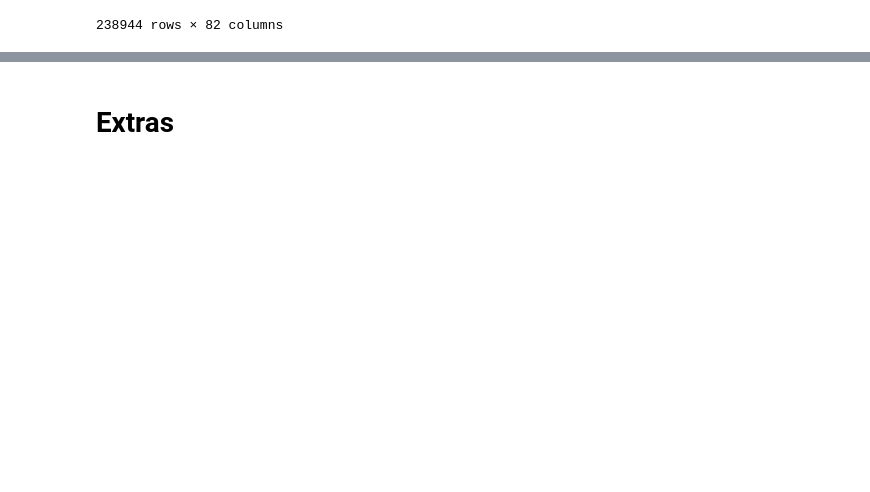
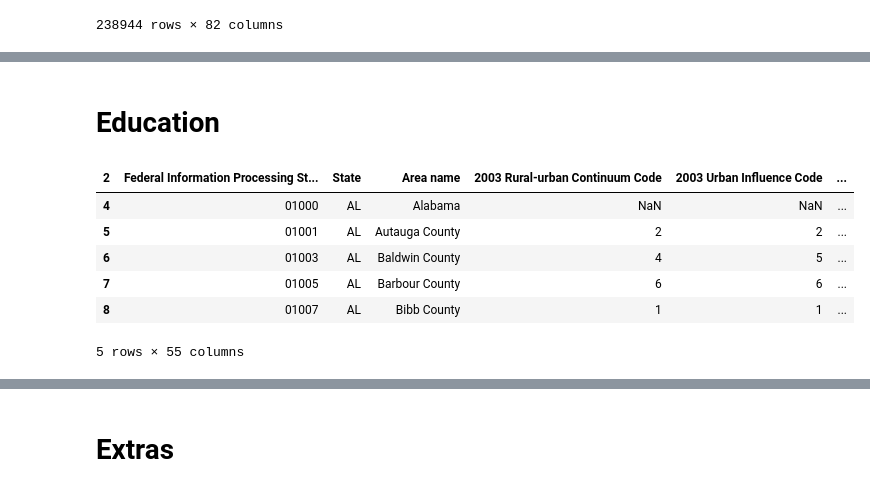
Before and after one commit to natehiatt/covid_vax_project, a Jupyter notebook: notebooks/nate_scratch.ipynb, the cells around one changed output, grey strips where cells are left out. Cells and saved outputs as stored; diff of their text form; code cells hidden in the pictures; blank space fills up the shorter version.

```diff
--- a/notebooks/nate_scratch.ipynb
+++ b/notebooks/nate_scratch.ipynb
@@ -861,0 +998,15 @@ See the caveats in the documentation: https://pandas.pydata.org/pandas-docs/stab
+# %% [markdown]
+# Education
+# %%
+ education = pd.read_excel('../data/Education.xlsx')
+education.columns = education.iloc[2]
+education.drop(education.index[0:4], inplace=True)
+education.head()
+# %% [output]
+| 2 | Federal Information Processing St... | State | Area name | 2003 Rural-urban Continuum Code | 2003 Urban Influence Code | ... |
+| 4 | 01000 | AL | Alabama | NaN | NaN | ... |
+| 5 | 01001 | AL | Autauga County | 2 | 2 | ... |
+| 6 | 01003 | AL | Baldwin County | 4 | 5 | ... |
+| 7 | 01005 | AL | Barbour County | 6 | 6 | ... |
+| 8 | 01007 | AL | Bibb County | 1 | 1 | ... |
+5 rows × 55 columns
```
Also changed, not shown: parts of 25 cells of this notebook.
